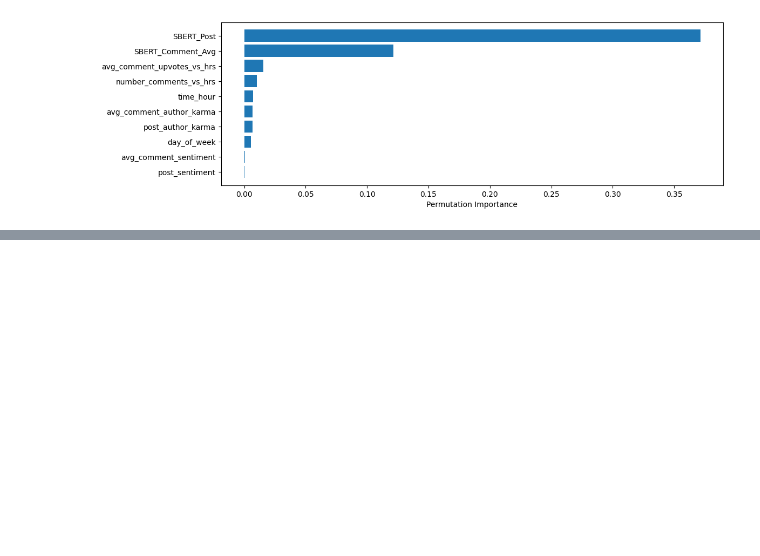
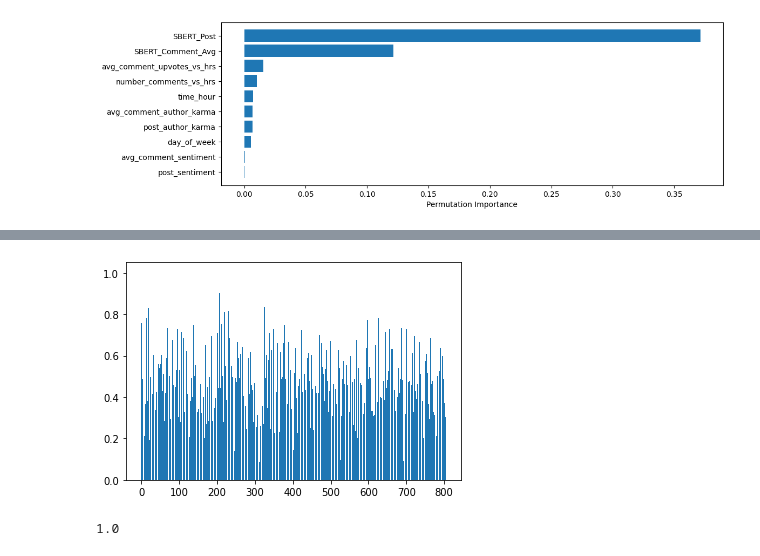
Before and after one commit to erlan321/Capstone-697-TeamAugury, a Jupyter notebook: svm_feat_imp.ipynb, the cells around one changed output, grey strips where cells are left out. Cells and saved outputs as stored; diff of their text form; code cells hidden in the pictures; blank space fills up the shorter version.

```diff
--- a/svm_feat_imp.ipynb
+++ b/svm_feat_imp.ipynb
@@ -110,0 +181,17 @@ plt.savefig("saved_work/SVC_simple_feat_imp.jpg", bbox_inches='tight')#note work
+# %%
+def NormalizeData(data):
+    return (data - np.min(data)) / (np.max(data) - np.min(data))
+# %%
+scaled_fimp = NormalizeData(importance[0])
+# %%
+pyplot.bar([x for x in range(len(scaled_fimp))], scaled_fimp)
+pyplot.show()
+# %% [output]
+[figure, added]
+# %%
+def reduce_fimp(data):
+    return data/np.sum(data)
+fimp = reduce_fimp(scaled_fimp)
+print (np.sum(fimp))
+# %% [output]
+1.0
```
Also changed, not shown: parts of 11 cells of this notebook, 1 other file.
